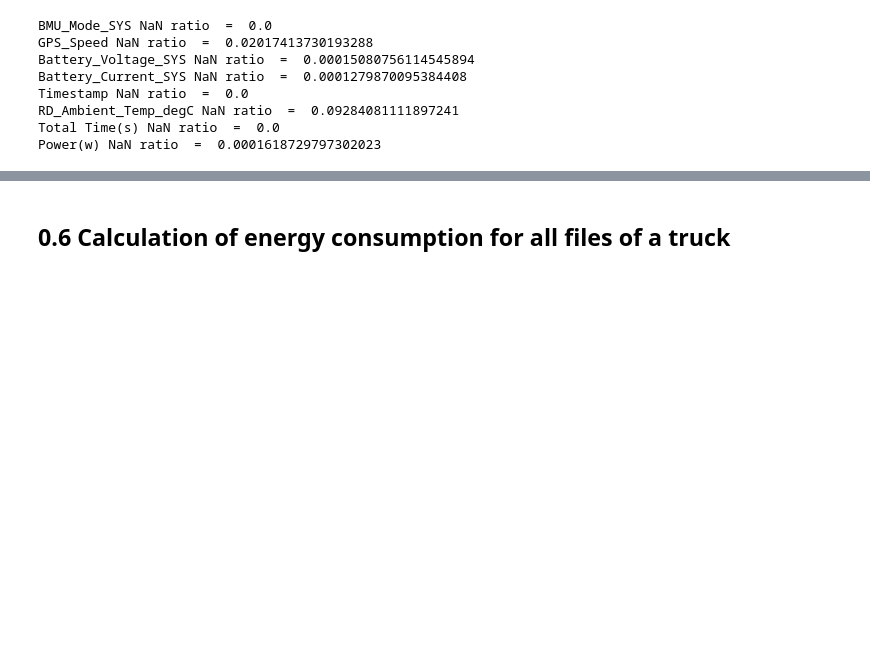
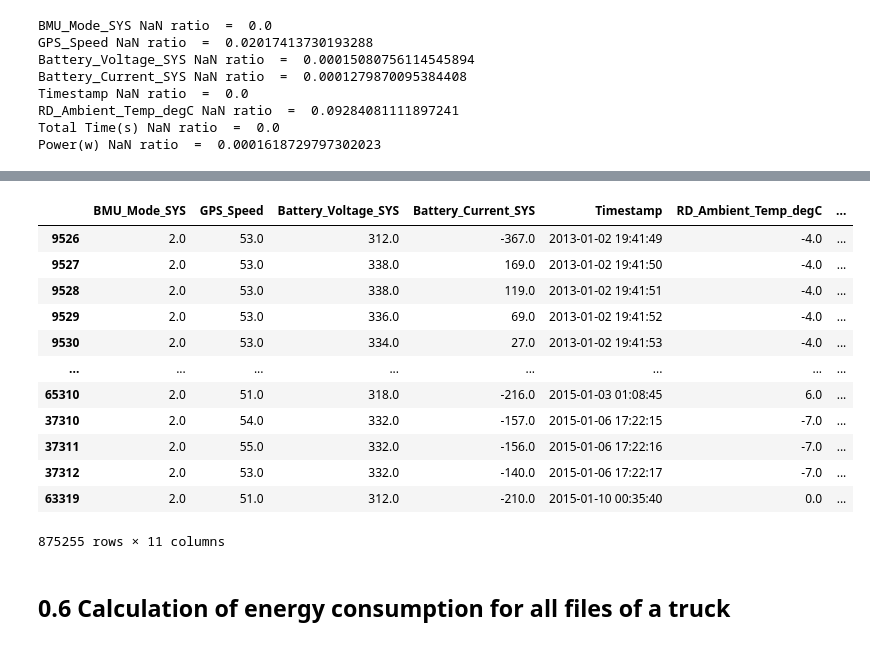
Before and after one commit to ydelipinar/Data_Based_Vehicle_Energy_Consumption_Modeling, a Jupyter notebook: ENS491_492_Project.ipynb, the cells around one changed output, grey strips where cells are left out. Saved outputs shown, nothing was run; the diff lists cells and outputs as text; code cells hidden in the pictures; blank space fills up the shorter version.

```diff
--- a/ENS491_492_Project.ipynb
+++ b/ENS491_492_Project.ipynb
@@ -407,0 +427,16 @@ Power(w) NaN ratio  =  0.0001618729797302023
+# %%
+df_temp[df_temp['GPS_Speed'] > 50]
+# %% [output]
+|  | BMU_Mode_SYS | GPS_Speed | Battery_Voltage_SYS | Battery_Current_SYS | Timestamp | RD_Ambient_Temp_degC | ... |
+| 9526 | 2.0 | 53.0 | 312.0 | -367.0 | 2013-01-02 19:41:49 | -4.0 | ... |
+| 9527 | 2.0 | 53.0 | 338.0 | 169.0 | 2013-01-02 19:41:50 | -4.0 | ... |
+| 9528 | 2.0 | 53.0 | 338.0 | 119.0 | 2013-01-02 19:41:51 | -4.0 | ... |
+| 9529 | 2.0 | 53.0 | 336.0 | 69.0 | 2013-01-02 19:41:52 | -4.0 | ... |
+| 9530 | 2.0 | 53.0 | 334.0 | 27.0 | 2013-01-02 19:41:53 | -4.0 | ... |
+| ... | ... | ... | ... | ... | ... | ... | ... |
+| 65310 | 2.0 | 51.0 | 318.0 | -216.0 | 2015-01-03 01:08:45 | 6.0 | ... |
+| 37310 | 2.0 | 54.0 | 332.0 | -157.0 | 2015-01-06 17:22:15 | -7.0 | ... |
+| 37311 | 2.0 | 55.0 | 332.0 | -156.0 | 2015-01-06 17:22:16 | -7.0 | ... |
+| 37312 | 2.0 | 53.0 | 332.0 | -140.0 | 2015-01-06 17:22:17 | -7.0 | ... |
+| 63319 | 2.0 | 51.0 | 312.0 | -210.0 | 2015-01-10 00:35:40 | 0.0 | ... |
+875255 rows × 11 columns
```
Also changed, not shown: parts of 8 cells of this notebook.
